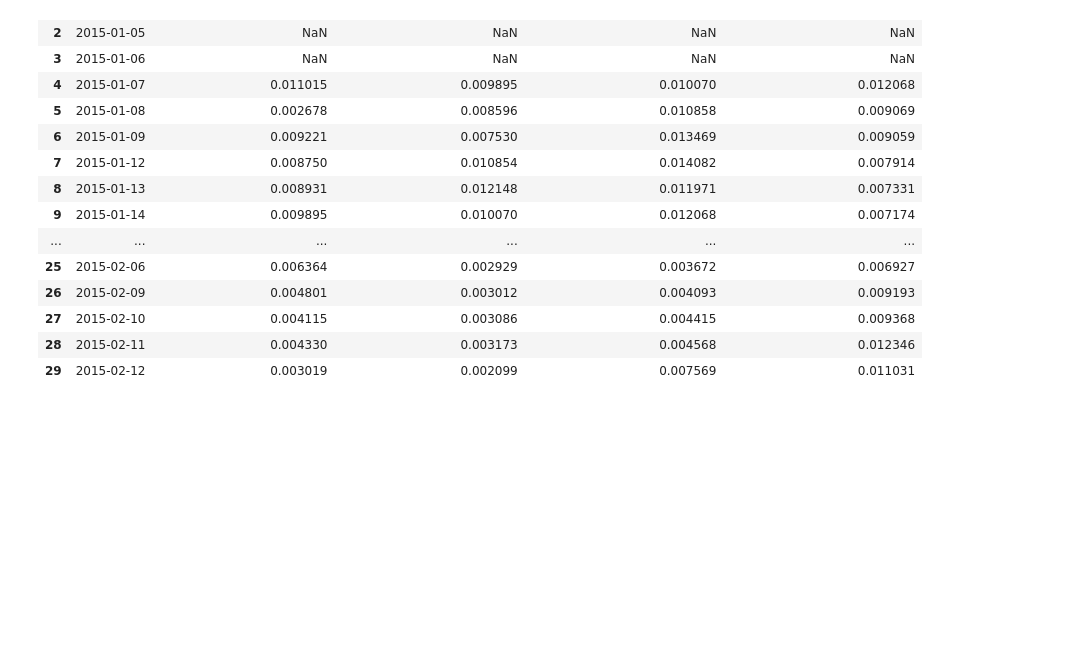
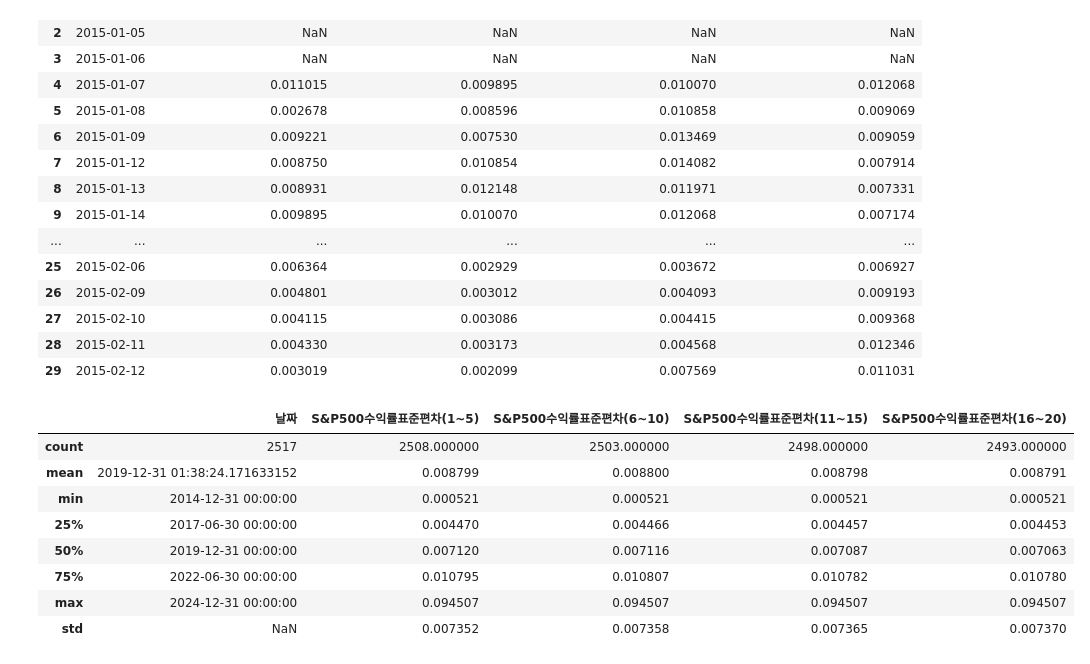
Before and after one commit to UbionProject1-IPO/Project1-2, a Jupyter notebook: notebook/수익률계산 copy 3.ipynb, the cells around one changed output. Drawn from its saved outputs; the diff is of its cells as text; code cells hidden in the pictures; blank space fills up the shorter version.

```diff
--- a/notebook/수익률계산 copy 3.ipynb
+++ b/notebook/수익률계산 copy 3.ipynb
@@ -160,6 +160,18 @@ result.head(30)
 | 27 | 2015-02-10 | 0.004115 | 0.003086 | 0.004415 | 0.009368 |
 | 28 | 2015-02-11 | 0.004330 | 0.003173 | 0.004568 | 0.012346 |
 | 29 | 2015-02-12 | 0.003019 | 0.002099 | 0.007569 | 0.011031 |
+# %%
+result.describe()
+# %% [output]
+|  | 날짜 | S&P500수익률표준편차(1~5) | S&P500수익률표준편차(6~10) | S&P500수익률표준편차(11~15) | S&P500수익률표준편차(16~20) |
+| count | 2517 | 2508.000000 | 2503.000000 | 2498.000000 | 2493.000000 |
+| mean | 2019-12-31 01:38:24.171633152 | 0.008799 | 0.008800 | 0.008798 | 0.008791 |
+| min | 2014-12-31 00:00:00 | 0.000521 | 0.000521 | 0.000521 | 0.000521 |
+| 25% | 2017-06-30 00:00:00 | 0.004470 | 0.004466 | 0.004457 | 0.004453 |
+| 50% | 2019-12-31 00:00:00 | 0.007120 | 0.007116 | 0.007087 | 0.007063 |
+| 75% | 2022-06-30 00:00:00 | 0.010795 | 0.010807 | 0.010782 | 0.010780 |
+| max | 2024-12-31 00:00:00 | 0.094507 | 0.094507 | 0.094507 | 0.094507 |
+| std | NaN | 0.007352 | 0.007358 | 0.007365 | 0.007370 |
 # %%
 macro_df = pd.read_csv('../data/macro_data.csv')
 # %%
```
Also changed, not shown: parts of 7 cells of this notebook.
